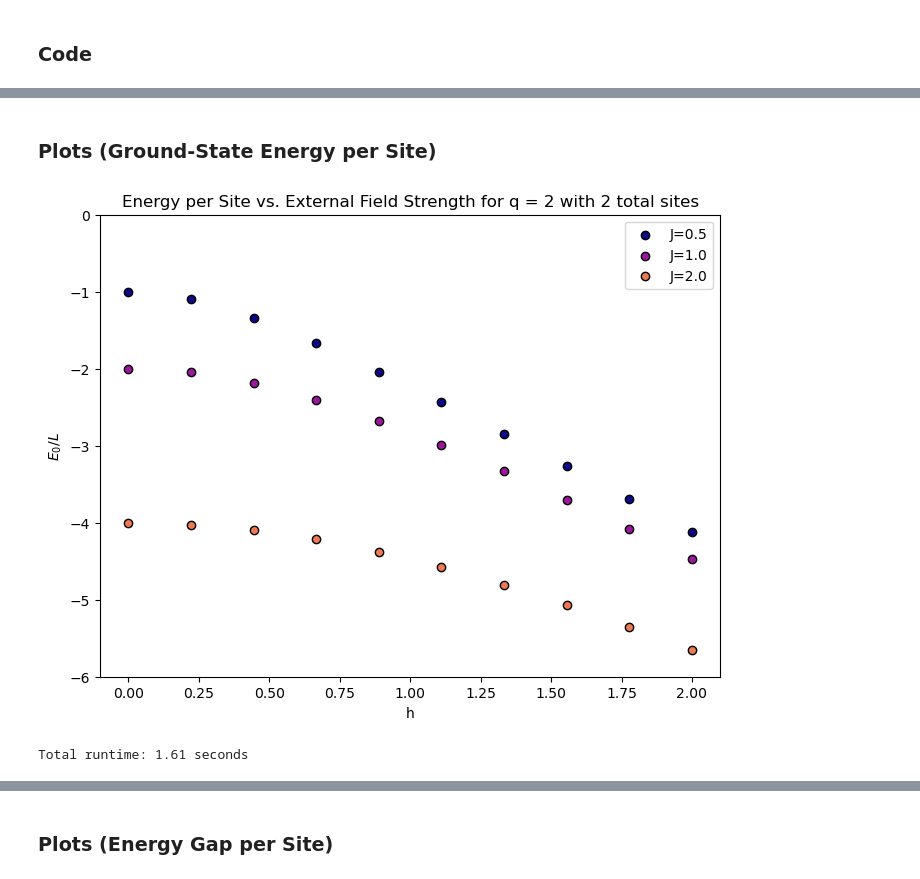
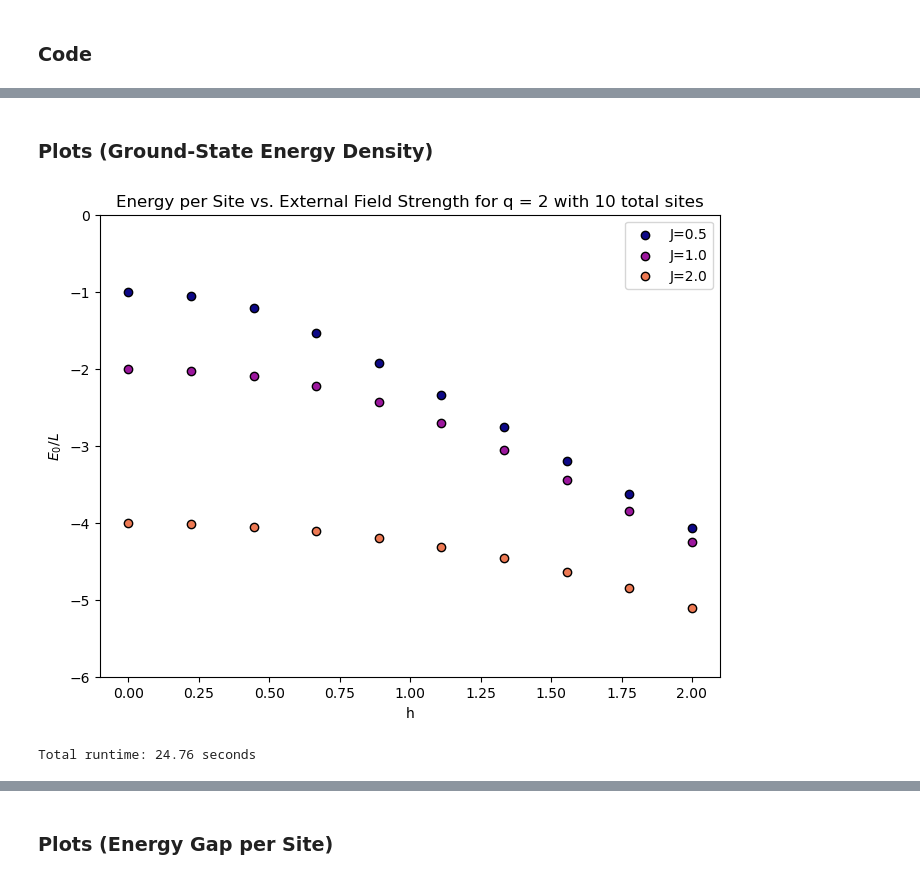
Before and after one commit to Winonna/SanD-RM-Progress, a Jupyter notebook: Exact Diagonalization on One-Dimensional Clock Model.ipynb, the cells around one changed output, grey strips where cells are left out. Saved outputs shown, nothing was run; the diff lists cells and outputs as text; code cells hidden in the pictures.

```diff
--- a/Exact Diagonalization on One-Dimensional Clock Model.ipynb
+++ b/Exact Diagonalization on One-Dimensional Clock Model.ipynb
@@ -170,0 +276,24 @@ Scaling parameters: b = 1.191567, c = 2.081967
+# %%
+q = 3
+J = 1
+
+h = [0.25, 0.5, 0.75, 1.0, 1.25, 1.5, 1.75, 2.0]
+E0_per_L = [2.0218, 2.0917, 2.2208, 2.4469, 2.8198, 3.2551, 3.7132, 4.1834]
+
+start_time = time.time()
+# Quadratic Fit
+quad_coeffs = np.polyfit(h, E0_per_L, 2)
+quad_fit = np.poly1d(quad_coeffs)
+h_fine = np.linspace(min(h), max(h), 100)
+
+plt.figure(figsize = (8,6))
+plt.scatter(h, E0_per_L, label = "Data")
+plt.plot(h_fine, quad_fit(h_fine), label="Quadratic Fit", color="palevioletred")
+plt.xlabel("h")
+plt.ylabel("$E_{0}/L$")
+plt.title(f"Extrapolated $E_{0}/L$ vs. External Field Strength for q = {q} and J = {J}")
+plt.legend(loc = "upper left", bbox_to_anchor=(0, 1))
+plt.grid(True)
+plt.show()
+end_time = time.time()
+print(f"Total runtime: {end_time - start_time:.2f} seconds")
@@ -171,39 +303,39 @@ Scaling parameters: b = 1.191567, c = 2.081967
 # %% [markdown]
-### Plots (Ground-State Energy per Site)
+### Plots (Ground-State Energy Density)
 # %%
 # Parameters
-L = 2
+L = 10
 q = 2
 J_values = [0.5, 1.0, 2.0]
 h_values = np.linspace(0, 2, 10)  # Range of h values
 
 start_time = time.time()
 
 # Total unique combinations
 total_combinations = len(J_values)
 
 plt.figure(figsize = (8, 6))
 # Get colormap and generate distinct colors
 cmap = plt.colormaps.get_cmap("plasma")  # Get colormap
 colors = [cmap(i / total_combinations) for i in range(total_combinations)]  # Generate unique colors
 
 index = 0  # Color index tracker
 for J in J_values:
     energies = [E0_per_site(q, J, h, L) for h in h_values]
     plt.scatter(h_values, energies, color=colors[index], edgecolors="black", label=f"J={J}")
     index += 1  # Move to the next color
 
 plt.xlabel("h")
 plt.ylabel("$E_{0} / L$")
 plt.title(f"Energy per Site vs. External Field Strength for q = {q} with {L} total sites")
 plt.ylim(-6, 0)
 plt.legend(loc='best', bbox_to_anchor=(1, 1))
 plt.show()
 end_time = time.time()
 print(f"Total runtime: {end_time - start_time:.2f} seconds")
 # %% [output]
-[figure, old version]
+[figure, new version]
-Total runtime: 1.61 seconds
+Total runtime: 24.76 seconds
 # %%
 # Parameters
 L = 4
```
Also changed, not shown: parts of 36 cells of this notebook, 1 other file.
